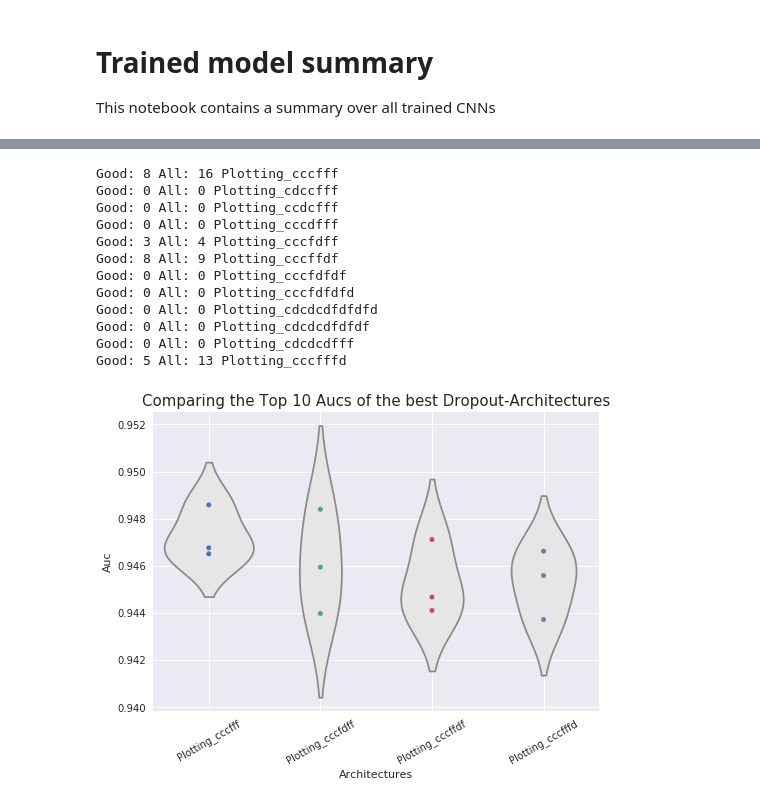
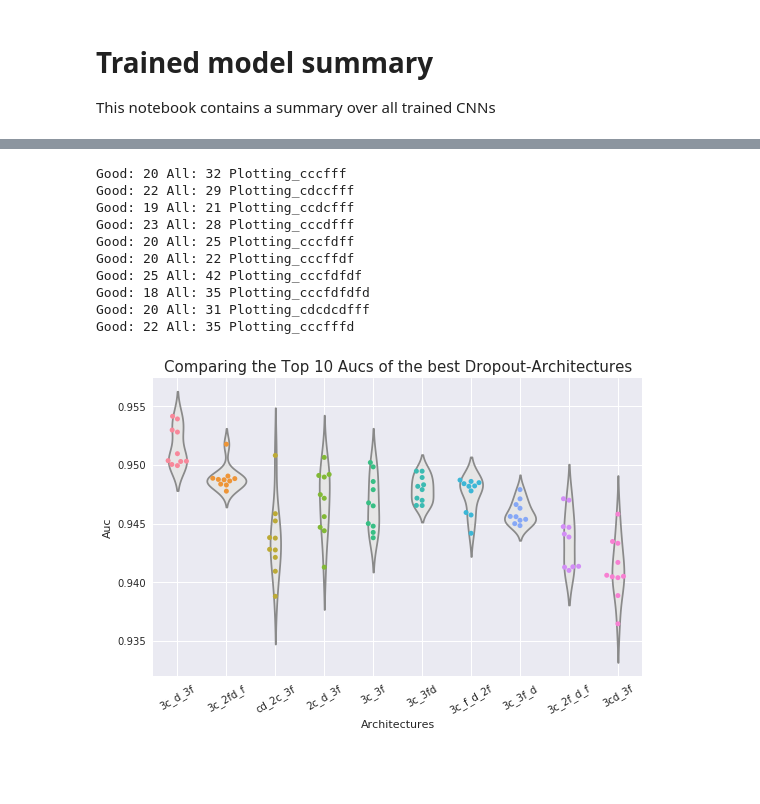
Before and after one commit to JMBehnken/Gamma_Hadron_Separation_With_Deep_Learning_for_the_First_G-APD_Cherenkov_Telescope, a Jupyter notebook: 06_FACT_Pipeline/00_Summary.ipynb, the cells around one changed output, grey strips where cells are left out. Drawn from its saved outputs; the diff is of its cells as text; code cells hidden in the pictures; blank space fills up the shorter version.

```diff
--- a/06_FACT_Pipeline/00_Summary.ipynb
+++ b/06_FACT_Pipeline/00_Summary.ipynb
@@ -70,6 +70,10 @@ folder = ['cccfff']
 
 plot_auc = []
 names = []
+
+titles = ['Plotting_cccfff', 'Plotting_cdccfff','Plotting_ccdcfff','Plotting_cccdfff','Plotting_cccfdff','Plotting_cccffdf', 'Plotting_cccfdfdf', 'Plotting_cccfdfdfd', 'Plotting_cdcdcdfff', 'Plotting_cccfffd']
+plot_names = ['3c_3f', 'cd_2c_3f', '2c_d_3f', '3c_d_3f', '3c_f_d_2f', '3c_2f_d_f', '3c_2fd_f', '3c_3fd', '3cd_3f', '3c_3f_d']
+names_dict = dict(zip(titles, plot_names))
 for folder in [path for path in os.listdir(main_path) if path.split('_')[-1] in folder]:
     name =  folder.split('_')[-1]
     c = 0
@@ -80,49 +84,48 @@ for folder in [path for path in os.listdir(main_path) if path.split('_')[-1] in
     name_new = str(c)+'c_'+str(f)+'f'
     path = os.path.join(main_path, folder, name+'_Hyperparameter.csv')
 
     df = pd.read_csv(path)
-    for run in ['Plotting_cccfff', 'Plotting_cdccfff','Plotting_ccdcfff','Plotting_cccdfff','Plotting_cccfdff','Plotting_cccffdf', 'Plotting_cccfdfdf', 'Plotting_cccfdfdfd', 'Plotting_cdcdcdfdfdfd', 'Plotting_cdcdcdfdfdf', 'Plotting_cdcdcdfff', 'Plotting_cccfffd']:
-        print('Good:', df[(df['Title']==run) & (df['Steps']>=10000)].shape[0], 'All:', df[(df['Title']==run)].shape[0], run)
+    for run in titles:
+        print('Good:', df[(df['Title']==run) & (df['Auc']>0.85)].shape[0], 'All:', df[(df['Title']==run)].shape[0], run)
         names.append(run)
         plot_auc.append(df[(df['Title']==run) & (df['Auc']>0.85)].head(20).sort_values(by='Auc', ascending=False).head(top)['Auc'].values.tolist())
 
 
 plotting_data = []
 plotting_names = []
 for elem in zip(names, plot_auc):
     try:
         length = sorted(list(set([len(elem[1]) for elem in zip(names, plot_auc)])))[1]
     except:
         length = sorted(list(set([len(elem[1]) for elem in zip(names, plot_auc)])))[0]
     if len(elem[1])>=length:
-        plotting_names.append(elem[0])
+        plotting_names.append(names_dict[elem[0]])
         plotting_data.append(elem[1][:length])
 
 df_plot = pd.DataFrame(np.array(plotting_data).T, columns=plotting_names)
 df_plot = df_plot[df_plot.max().sort_values(ascending=False).index]
 
 df_swarm = pd.melt(df_plot)
 df_swarm.columns = ['Architectures', 'Auc']
 sns.set(style='darkgrid', font='DejaVu Sans')
-plt.title('Comparing the Top {} Aucs of the best Dropout-Architectures'.format(top), fontsize=15)
+plt.title('Comparing the Top {} Aucs of the best Dropout-Architectures'.format(length), fontsize=15)
 sns.violinplot(x="Architectures", y="Auc", data=df_swarm, inner=None, color=".9")
 sns.swarmplot(x="Architectures", y="Auc", data=df_swarm)
 plt.xticks(rotation=30)
 plt.grid(axis='x')
-plt.savefig('01_Finished_Plots/Randomized_Model_Comparision.svg')
+plt.tight_layout()
+plt.savefig('01_Finished_Plots/Randomized_Dropout_Model_Comparision.svg')
 plt.show()
 # %% [output]
-Good: 8 All: 16 Plotting_cccfff
-Good: 0 All: 0 Plotting_cdccfff
-Good: 0 All: 0 Plotting_ccdcfff
-Good: 0 All: 0 Plotting_cccdfff
-Good: 3 All: 4 Plotting_cccfdff
-Good: 8 All: 9 Plotting_cccffdf
-Good: 0 All: 0 Plotting_cccfdfdf
-Good: 0 All: 0 Plotting_cccfdfdfd
-Good: 0 All: 0 Plotting_cdcdcdfdfdfd
-Good: 0 All: 0 Plotting_cdcdcdfdfdf
-Good: 0 All: 0 Plotting_cdcdcdfff
-Good: 5 All: 13 Plotting_cccfffd
+Good: 20 All: 32 Plotting_cccfff
+Good: 22 All: 29 Plotting_cdccfff
+Good: 19 All: 21 Plotting_ccdcfff
+Good: 23 All: 28 Plotting_cccdfff
+Good: 20 All: 25 Plotting_cccfdff
+Good: 20 All: 22 Plotting_cccffdf
+Good: 25 All: 42 Plotting_cccfdfdf
+Good: 18 All: 35 Plotting_cccfdfdfd
+Good: 20 All: 31 Plotting_cdcdcdfff
+Good: 22 All: 35 Plotting_cccfffd
-[figure, old version]
+[figure, new version]
 # %%
```
Also changed, not shown: parts of 5 cells of this notebook, 35 other files.
